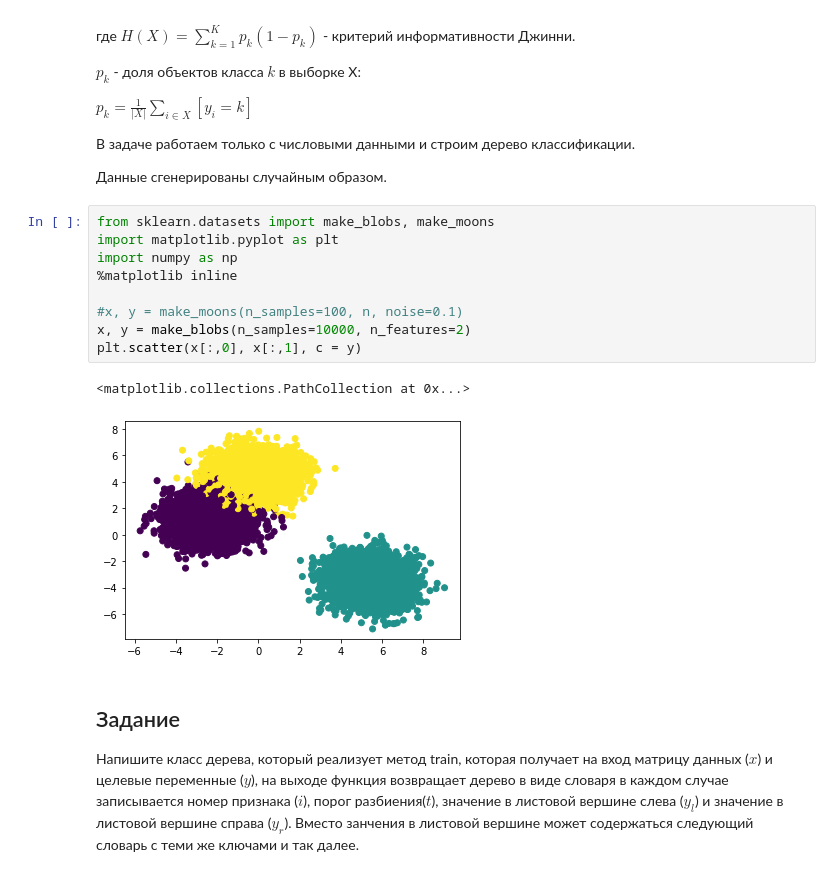
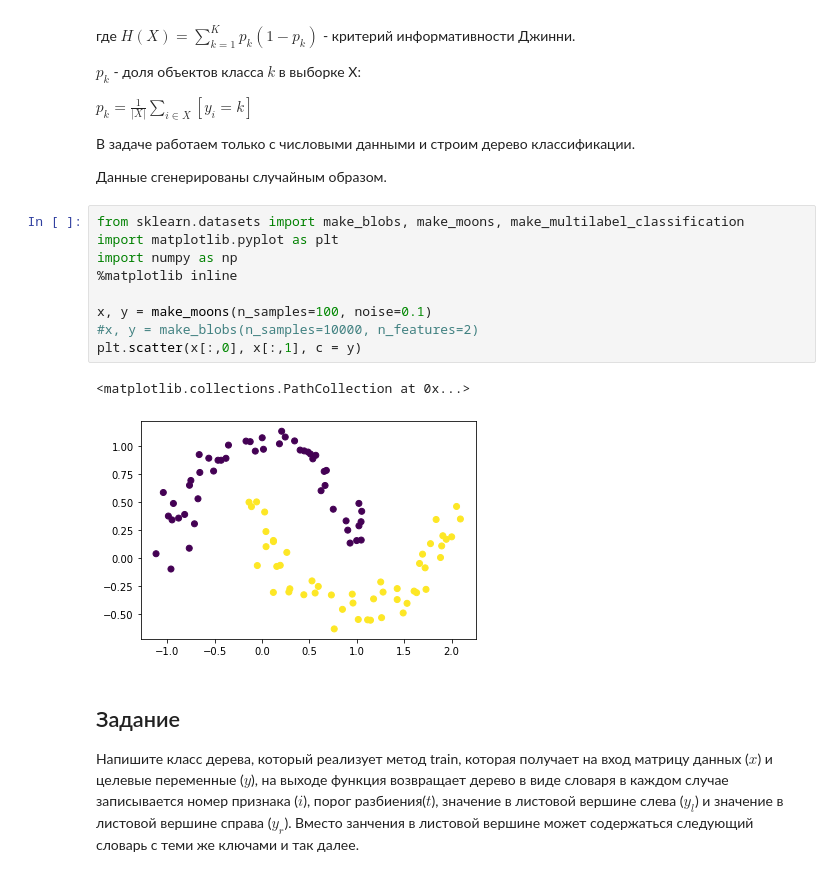
Before and after one commit to Flinnz/python-homework-labs, a Jupyter notebook: lab1-decisiontree/lab1_tree.ipynb, the cells around one changed output. Cells and saved outputs as stored; diff of their text form.

```diff
--- a/lab1-decisiontree/lab1_tree.ipynb
+++ b/lab1-decisiontree/lab1_tree.ipynb
@@ -41,17 +41,17 @@ $p_k=\frac{1}{|X|}\sum\limits_{i \in X}{[y_i = k]}$
 
 Данные сгенерированы случайным образом.
 # %%
-from sklearn.datasets import make_blobs, make_moons
+from sklearn.datasets import make_blobs, make_moons, make_multilabel_classification
 import matplotlib.pyplot as plt
 import numpy as np
 %matplotlib inline
 
-#x, y = make_moons(n_samples=100, n, noise=0.1)
-x, y = make_blobs(n_samples=10000, n_features=2)
+x, y = make_moons(n_samples=100, noise=0.1)
+#x, y = make_blobs(n_samples=10000, n_features=2)
 plt.scatter(x[:,0], x[:,1], c = y)
 # %% [output]
 <matplotlib.collections.PathCollection at 0x...>
-[figure, old version]
+[figure, new version]
 # %% [markdown]
 
 ## Задание
```
Also changed, not shown: parts of 3 cells of this notebook.
